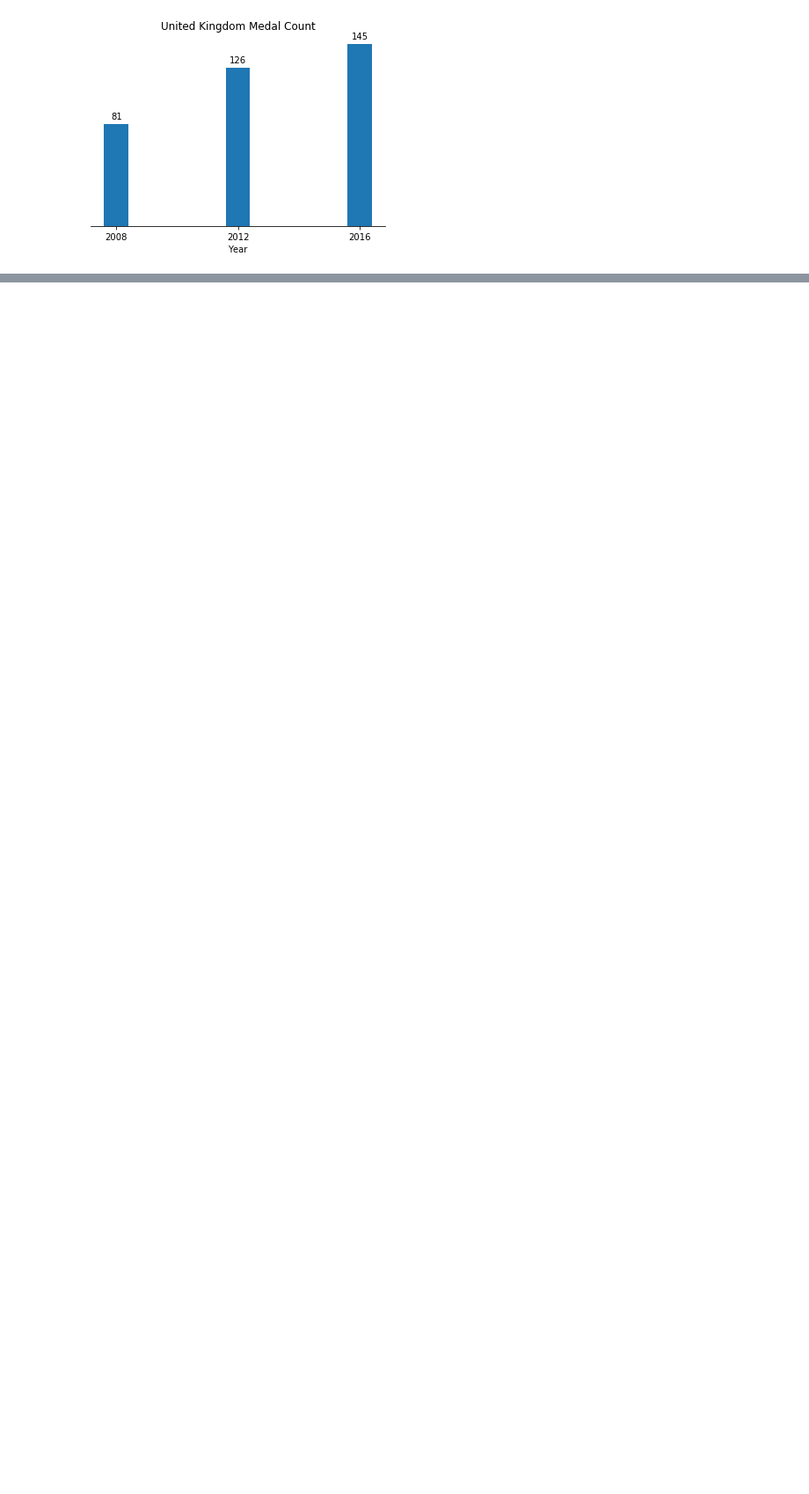
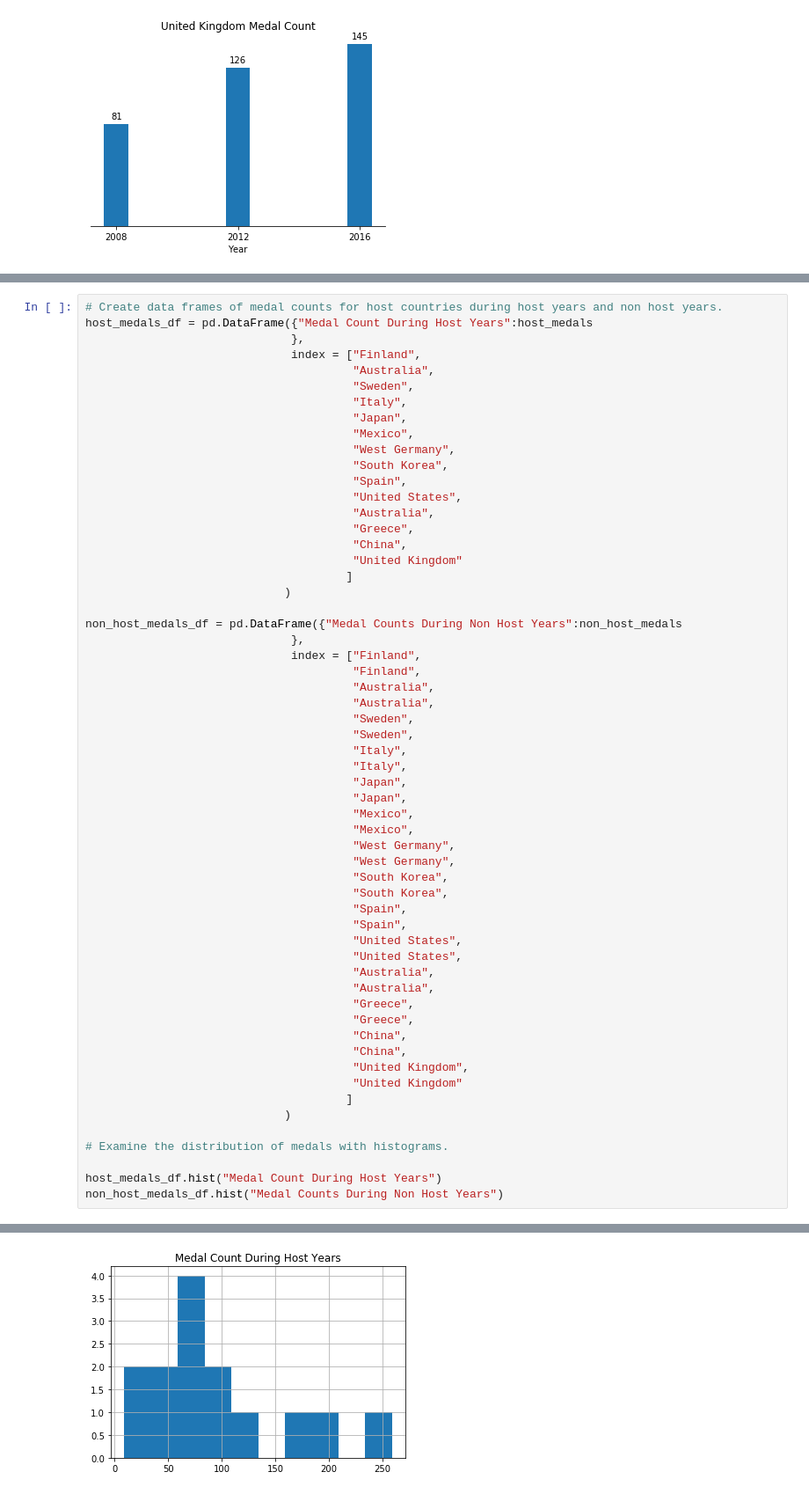
Before and after one commit to tysorensen/project1-group1, a Jupyter notebook: olympic_data_analysis_tdh.ipynb, the cells around one changed output, grey strips where cells are left out. Shown at 88% size. Drawn from its saved outputs; the diff is of its cells as text; blank space fills up the shorter version.

```diff
--- a/olympic_data_analysis_tdh.ipynb
+++ b/olympic_data_analysis_tdh.ipynb
@@ -302,3 +301,62 @@ stat_non_host, p_non_host = sts.normaltest(non_host_medals)
 print(p_host, p_non_host)
 # %% [output]
 0.11555229079834613 0.004761707616367709
+# %%
+# Create data frames of medal counts for host countries during host years and non host years.
+host_medals_df = pd.DataFrame({"Medal Count During Host Years":host_medals
+                              },
+                              index = ["Finland",
+                                       "Australia",
+                                       "Sweden",
+                                       "Italy",
+                                       "Japan",
+                                       "Mexico",
+                                       "West Germany",
+                                       "South Korea",
+                                       "Spain",
+                                       "United States",
+                                       "Australia",
+                                       "Greece",
+                                       "China",
+                                       "United Kingdom"
+                                      ]
+                             )
+
+non_host_medals_df = pd.DataFrame({"Medal Counts During Non Host Years":non_host_medals
+                              },
+                              index = ["Finland",
+                                       "Finland",
+                                       "Australia",
+                                       "Australia",
+                                       "Sweden",
+                                       "Sweden",
+                                       "Italy",
+                                       "Italy",
+                                       "Japan",
+                                       "Japan",
+                                       "Mexico",
+                                       "Mexico",
+                                       "West Germany",
+                                       "West Germany",
+                                       "South Korea",
+                                       "South Korea",
+                                       "Spain",
+                                       "Spain",
+                                       "United States",
+                                       "United States",
+                                       "Australia",
+                                       "Australia",
+                                       "Greece",
+                                       "Greece",
+                                       "China",
+                                       "China",
+                                       "United Kingdom",
+                                       "United Kingdom"
+                                      ]
+                             )
+
+# Examine the distribution of medals with histograms.
+
+host_medals_df.hist("Medal Count During Host Years")
+non_host_medals_df.hist("Medal Counts During Non Host Years")
+# %% [output]
@@ -304,0 +365 @@ print(p_host, p_non_host)
+[figure, added]
```
Also changed, not shown: parts of 4 cells of this notebook.
